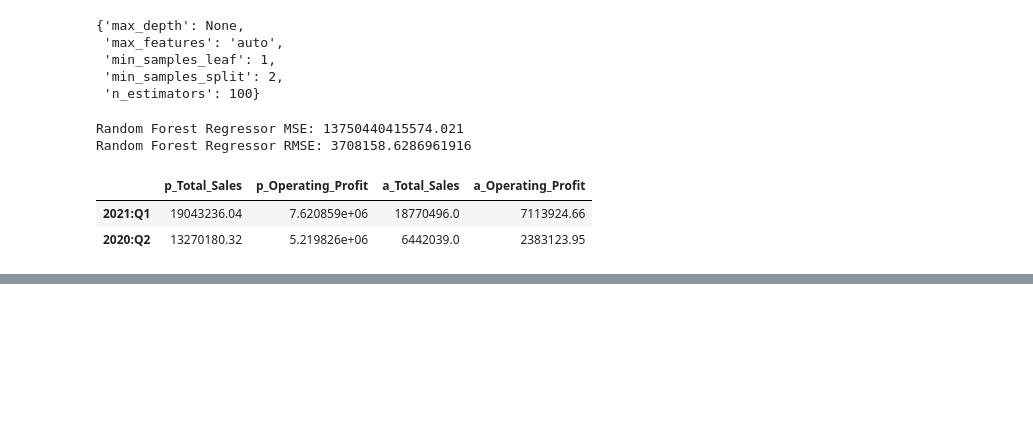
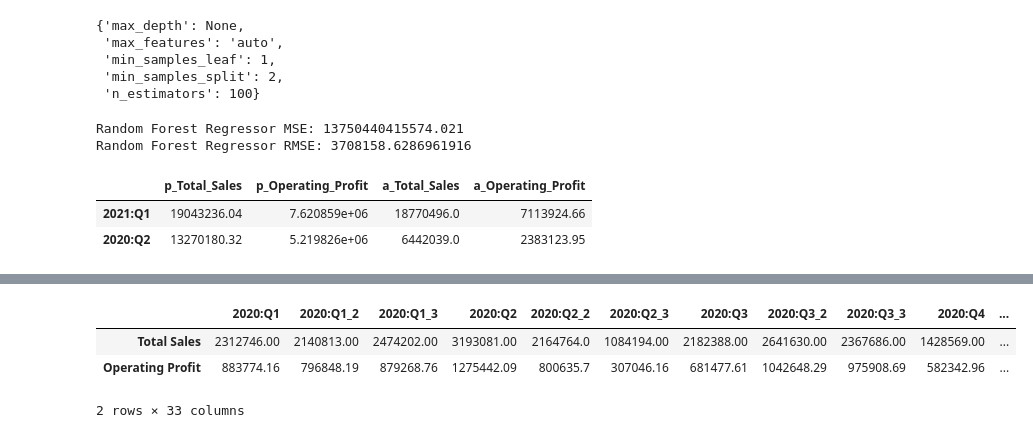
Before and after one commit to MitchellGleason/Final-Project, a Jupyter notebook: Machine Leanring Notebooks/multi_linear_reg_ML.ipynb, the cells around one changed output, grey strips where cells are left out. Drawn from its saved outputs; the diff is of its cells as text; code cells hidden in the pictures; blank space fills up the shorter version.

```diff
--- a/Machine Leanring Notebooks/multi_linear_reg_ML.ipynb
+++ b/Machine Leanring Notebooks/multi_linear_reg_ML.ipynb
@@ -353,0 +402,7 @@ px.line(opt_rfr_df, x=opt_rfr_df.index, y=['p_Total_Sales', 'a_Total_Sales', 'p_
+# %%
+total_sales_monthly
+# %% [output]
+|  | 2020:Q1 | 2020:Q1_2 | 2020:Q1_3 | 2020:Q2 | 2020:Q2_2 | 2020:Q2_3 | 2020:Q3 | 2020:Q3_2 | 2020:Q3_3 | 2020:Q4 | ... |
+| Total Sales | 2312746.00 | 2140813.00 | 2474202.00 | 3193081.00 | 2164764.0 | 1084194.00 | 2182388.00 | 2641630.00 | 2367686.00 | 1428569.00 | ... |
+| Operating Profit | 883774.16 | 796848.19 | 879268.76 | 1275442.09 | 800635.7 | 307046.16 | 681477.61 | 1042648.29 | 975908.69 | 582342.96 | ... |
+2 rows × 33 columns
```
Also changed, not shown: parts of 31 cells of this notebook.
